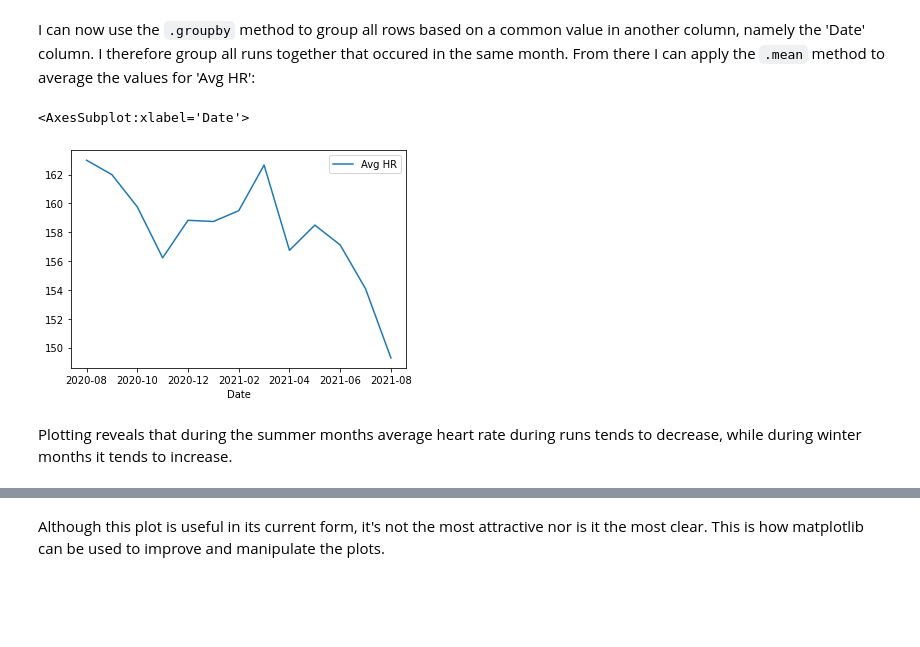
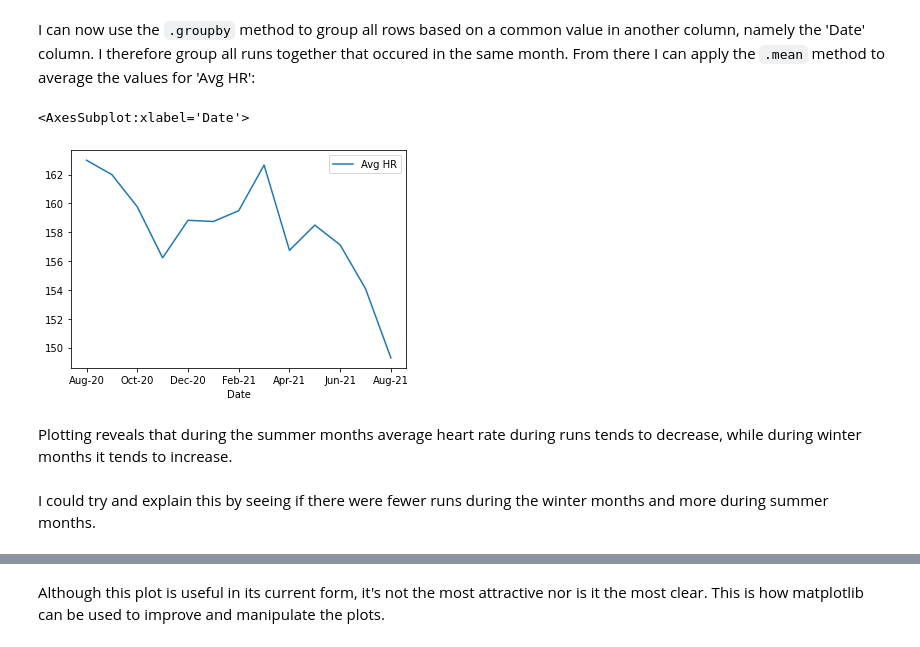
Before and after one commit to jr832jtr/KP_MyTutor, a Jupyter notebook: Kiara P Week 2.ipynb, the cells around one changed output, grey strips where cells are left out. Saved outputs shown, nothing was run; the diff lists cells and outputs as text; code cells hidden in the pictures; blank space fills up the shorter version.

````diff
--- a/Kiara P Week 2.ipynb
+++ b/Kiara P Week 2.ipynb
@@ -238,4 +240,4 @@ What about the average heart rate over the past year, regardless of pace? I coul
 # %% [markdown]
 First I need to change the date's format so that those that fall in the same month have a common value. I can reorganise a datetime object into a string of specific format using the method ```datetime.strftime()```:
 # %%
-Running_df['Date'] = Running_df['Date'].apply(dt.strftime, args=('%Y-%m',))
+Running_df['Date'] = Running_df['Date'].apply(dt.strftime, args=('%b-%y',))
@@ -246,9 +246,11 @@ Here, the argument passed is the format you wish the date and time to be display
 # %% [markdown]
 I can now use the ```.groupby``` method to group all rows based on a common value in another column, namely the 'Date' column. I therefore group all runs together that occured in the same month. From there I can apply the ```.mean``` method to average the values for 'Avg HR':
 # %%
-Running_df[['Date', 'Avg HR']].groupby(by=['Date']).mean().plot()
+Running_df[['Date', 'Avg HR']].groupby(by=['Date'], sort=False).mean()[::-1].plot()
 # %% [output]
 <AxesSubplot:xlabel='Date'>
-[figure, old version]
+[figure, new version]
 # %% [markdown]
 Plotting reveals that during the summer months average heart rate during runs tends to decrease, while during winter months it tends to increase.
+# %% [markdown]
+I could try and explain this by seeing if there were fewer runs during the winter months and more during summer months.
````
Also changed, not shown: parts of 16 cells of this notebook, 2 other files.
